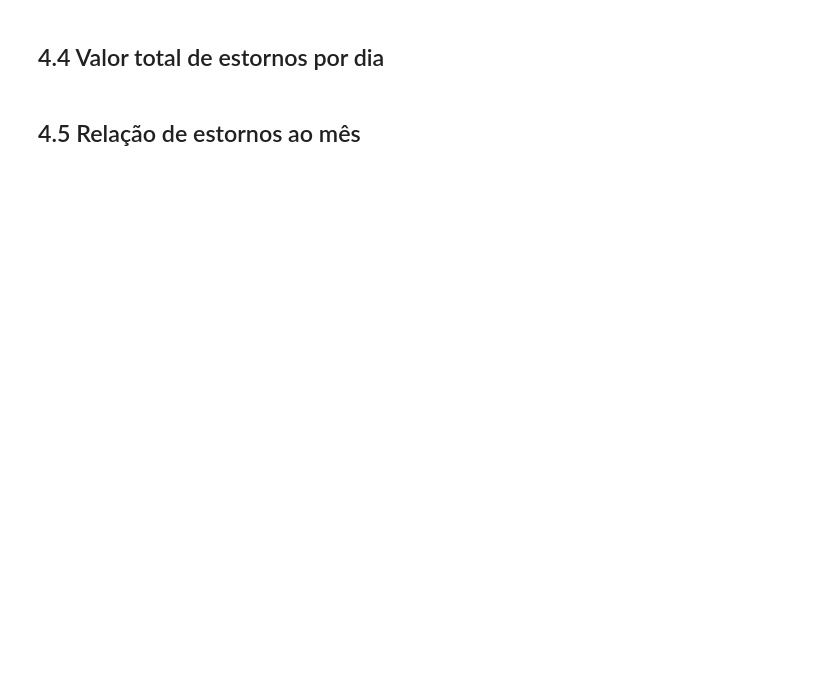
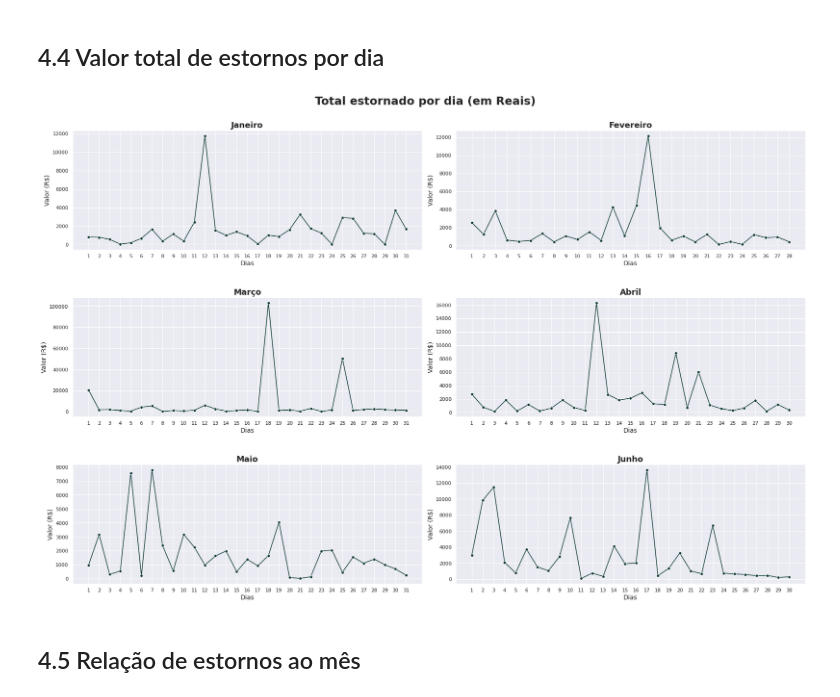
Before and after one commit to strawndri/slaviero-suct-data-analysis, a Jupyter notebook: Notebooks/analise_estornos.ipynb, the cells around one changed output. Drawn from its saved outputs; the diff is of its cells as text; code cells hidden in the pictures; blank space fills up the shorter version.

```diff
--- a/Notebooks/analise_estornos.ipynb
+++ b/Notebooks/analise_estornos.ipynb
@@ -367,11 +348,13 @@ for i, item in enumerate(datasets):
   df_frequencia = gera_dataframe({'dias': dias, 'total': valor_por_dia})
   lista_dfs.append(df_frequencia)
 # %%
+configurar_plot(24, 30, 'Total estornado por dia (em Reais)', 1.02)
 comparar_graficos(tipo_grafico = 'lineplot', x = 'dias', y = 'total',
                   xlabel = 'Dias', ylabel = 'Valor (R$)',
-                  titulo = 'Total estornado por dia (em Reais)',
                   paleta = paleta_cores[10],
                   data = lista_dfs)
+# %% [output]
+[figure, added]
 # %% [markdown]
 ## 4.5 Relação de estornos ao mês
 # %%
```
Also changed, not shown: parts of 6 cells of this notebook.
